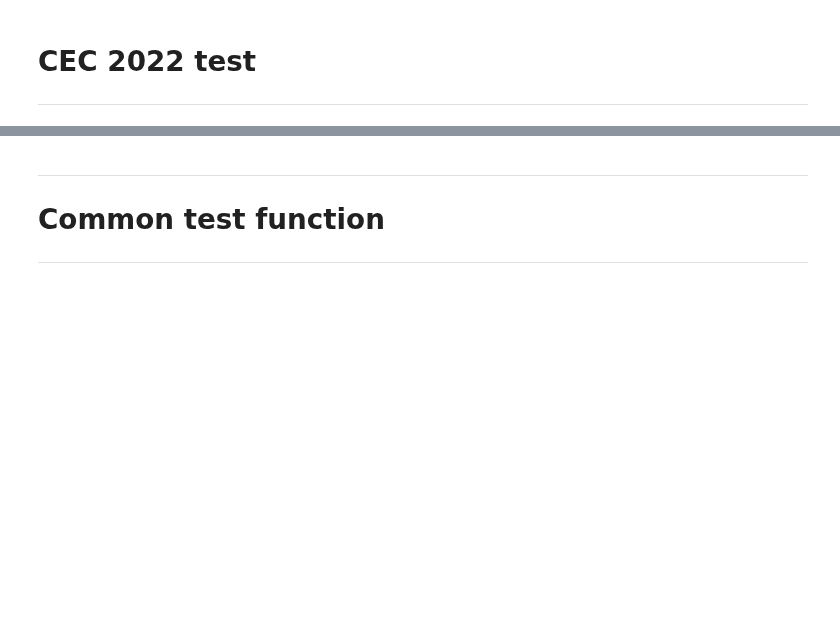
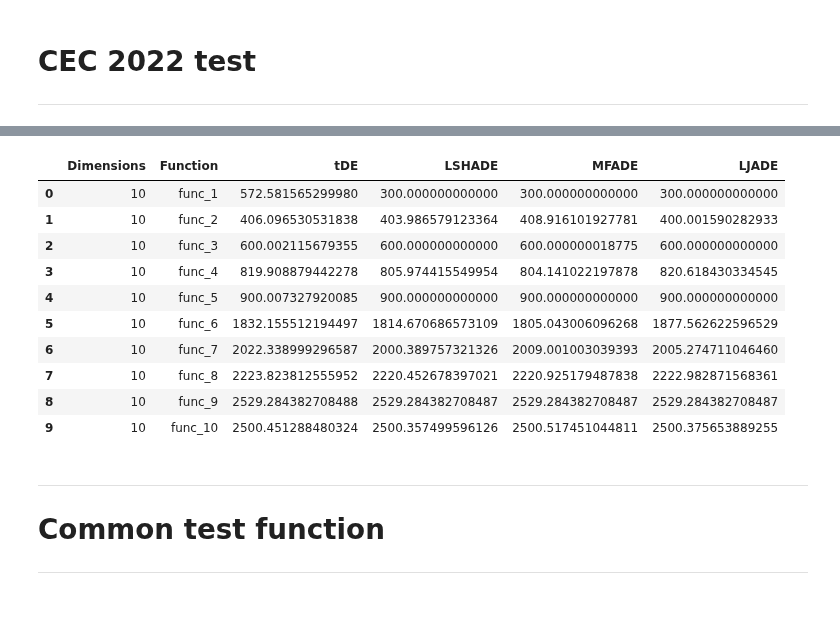
Before and after one commit to khoirulmuzakka/Minion, a Jupyter notebook: examples/Optimizer.ipynb, the cells around one changed output, grey strips where cells are left out. Cells and saved outputs as stored; diff of their text form; code cells hidden in the pictures; blank space fills up the shorter version.

```diff
--- a/examples/Optimizer.ipynb
+++ b/examples/Optimizer.ipynb
@@ -52,6 +333,22 @@ class VectorizedEvaluatorDE :
         self.n_calls += X.shape[0]
         return self.func(X)
 
+class TestFunction:
+    def __init__(self, ID, fun, dim, global_minimum=None, inequality_constrains_num=0, equality_constraints_num=0):
+        self.ID = ID
+        self.fun = fun
+        self.dimensionality = dim
+        self.equality_constraints_num = equality_constraints_num
+        self.inequality_constraints_num = inequality_constrains_num
+        self.global_minimum = global_minimum
+
+    def evaluate(self, x):
+        return self.fun(x)
+
+    def __call__(self, x):
+        x=np.array(x)
+        return self.fun(x)[0], np.zeros((x.shape[0], 1)), np.zeros((x.shape[0], 1))
+
 
 results = []
 def test_optimization(func, bounds, dimension, func_name, Nmaxeval):
@@ -64,29 +361,42 @@ def test_optimization(func, bounds, dimension, func_name, Nmaxeval):
     evaluator = FunctionEvaluator(func)
     vecEvaluator = VectorizedEvaluator(func)
     vecEvaluatorDE = VectorizedEvaluatorDE(func)
+    evaluator_other = TestFunction(0, func, dimension, 0, 0, 0)
     pyminionFunc = func
      # Lshade Optimization
-    popsize= 100 #20+round(dimension)
+    popsize= 20+round(dimension/2)
 
 
+    tde = tDE(vecEvaluator, bounds_list, args=(), x0=None, population_size=50, maxevals=Nmaxeval, strategy="current_to_pbest1bin", tol=0.0, seed=None, Ntribes=3)
+    res = tde.optimize()
+    result["tDE"] = res.fun
+
+    #other = j2020()
+    #res = other.optimize(evaluator_other, dimension, Nmaxeval, np.full(dimension, bounds[1]),np.full(dimension, bounds[0]) )
+    #result["J2020"] = res[0].objective
+
     lshade = LSHADE (pyminionFunc, bounds_list, data=None, x0=None, population_size=popsize, maxevals=Nmaxeval,
-                 strategy= "current_to_pbest1bin", relTol=0.0, minPopSize=max(round(dimension/2), 10), memeorySize=int(3*popsize), callback=None, boundStrategy="reflect-random", seed=None)
+                 strategy= "current_to_pbest1bin", relTol=0.0, minPopSize=max(round(dimension/2), 20), memeorySize=int(2*popsize), callback=None, boundStrategy="reflect-random", seed=None)
     res = lshade.optimize()
     result['LSHADE'] = res.fun
 
-
     shade = MFADE (pyminionFunc, bounds_list, data=None, x0=None, population_size=popsize, maxevals=Nmaxeval,
-                 strategy= "current_to_pbest1bin", relTol=0.0, minPopSize=max(round(dimension/2), 10), memeorySize=int(5*popsize), callback=None, boundStrategy="reflect-random", seed=None)
+                 strategy= "current_to_pbest_A1_1bin", relTol=0.0, minPopSize=max(round(dimension/2), 20), memeorySize=int(2*popsize), callback=None, boundStrategy="reflect-random", seed=None)
     res = shade.optimize()
     result['MFADE'] = res.fun
 
 
+    jade = LJADE (pyminionFunc, bounds_list, data=None, x0=None, population_size=popsize, maxevals=Nmaxeval,
+                 strategy="current_to_pbest_A1_1bin", relTol=0.0, minPopSize=max(round(dimension/2), 20), c=0.5, callback=None, boundStrategy="reflect-random", seed=None)
+    res = jade.optimize()
+    result['LJADE'] = res.fun
 
 
-    jade = FADE (pyminionFunc, bounds_list, data=None, x0=None, population_size=popsize, maxevals=Nmaxeval,
-                 strategy="current_to_pbest1bin", relTol=0.0, minPopSize=max(round(dimension/2), 10), c=0.1, callback=None, boundStrategy="reflect-random", seed=None)
-    res = jade.optimize()
-    result['FADE'] = res.fun
+
+    #sjade = SJADE (pyminionFunc, bounds_list, data=None, x0=None, population_size=popsize, maxevals=Nmaxeval,
+    #            relTol=0.0, minPopSize=max(round(dimension/2), 5), c=0.5, callback=None, boundStrategy="reflect-random", seed=None)
+    #res = sjade.optimize()
+    #result['SJADE'] = res.fun
 
 
     #powell = Powell (pyminionFunc, bounds_list, data=None, x0=[1.5]*dimension, maxevals=Nmaxeval, relTol=0.0)
@@ -109,11 +419,12 @@ def test_optimization(func, bounds, dimension, func_name, Nmaxeval):
 
 
     #Differential Evolution (DE)
-    vecEvaluatorDE.n_calls = 0
-    psize = round(max(int(150/dimension), 1)*dimension)
-    de_result = differential_evolution(vecEvaluatorDE, bounds_list, popsize=3, strategy='best1exp',
-                                         maxiter=int(Nmaxeval/(3*dimension)), vectorized=True, updating="deferred", disp=False,polish=False)
-    result['Scipy DE'] = de_result.fun
+    #vecEvaluatorDE.n_calls = 0
+    #psize = round(max(int(150/dimension), 1)*dimension)
+    #de_result = differential_evolution(vecEvaluatorDE, bounds_list, popsize=5, strategy='best1exp',
+     #                                    maxiter=int(Nmaxeval/(5*dimension)), vectorized=True, updating="deferred", disp=False,polish=False)
+    #result['Scipy DE'] = de_result.fun
+
 
 
     results.append(result)
@@ -121,14 +432,18 @@ def test_optimization(func, bounds, dimension, func_name, Nmaxeval):
 
 
     if False:
-      print("FADE distrubs :", jade.optimizer.Ndisturbs)
-      print("MFADE distrubs :", shade.optimizer.Ndisturbs)
       plt.figure(figsize=(4,3))
-      plt.plot(jade.muCR, label ="FADE CR")
-      plt.plot(jade.muF, label="FADE F")
+      plt.plot(jade.muCR, label ="ljade CR")
+      plt.plot(jade.muF, label="ljade F")
       plt.legend()
       plt.show()
 
+
+      plt.figure(figsize=(4,3))
+      plt.plot(lshade.muCR, label ="LSHADE CR")
+      plt.plot(lshade.muF, label="LSHADE F")
+      plt.legend()
+      plt.show()
 
       plt.figure(figsize=(4,3))
       plt.plot(shade.muCR, label ="MFADE CR")
@@ -136,13 +451,15 @@ def test_optimization(func, bounds, dimension, func_name, Nmaxeval):
       plt.legend()
       plt.show()
 
-      plt.plot([r.fun for r in jade.history], label="Fitness FADE")
+      plt.figure(figsize=(4,3))
+      plt.plot([r.fun for r in jade.history], label="Fitness LJADE")
       plt.plot([r.fun for r in shade.history], label="Fitness MFADE")
+      plt.plot([r.fun for r in lshade.history], label="Fitness LSHADE")
       plt.legend()
       plt.yscale("log")
       plt.show()
 
-Nmaxeval =200000
+Nmaxeval =20000
 dimensions = [   10]
 for dim in dimensions:
     i=0
@@ -151,8 +468,11 @@ for dim in dimensions:
         test_optimization(cec_func, (-100, 100), dim, "func_"+str(j), Nmaxeval)
         i=i+1
 
+
+
 # Results output
 import pandas as pd
 pd.set_option('display.float_format', '{:.12f}'.format)
 results_df = pd.DataFrame(results)
 results_df
+# %% [output]
@@ -159,3 +489,14 @@ results_df
+|  | Dimensions | Function | tDE | LSHADE | MFADE | LJADE |
+| 0 | 10 | func_1 | 572.581565299980 | 300.000000000000 | 300.000000000000 | 300.000000000000 |
+| 1 | 10 | func_2 | 406.096530531838 | 403.986579123364 | 408.916101927781 | 400.001590282933 |
+| 2 | 10 | func_3 | 600.002115679355 | 600.000000000000 | 600.000000018775 | 600.000000000000 |
+| 3 | 10 | func_4 | 819.908879442278 | 805.974415549954 | 804.141022197878 | 820.618430334545 |
+| 4 | 10 | func_5 | 900.007327920085 | 900.000000000000 | 900.000000000000 | 900.000000000000 |
+| 5 | 10 | func_6 | 1832.155512194497 | 1814.670686573109 | 1805.043006096268 | 1877.562622596529 |
+| 6 | 10 | func_7 | 2022.338999296587 | 2000.389757321326 | 2009.001003039393 | 2005.274711046460 |
+| 7 | 10 | func_8 | 2223.823812555952 | 2220.452678397021 | 2220.925179487838 | 2222.982871568361 |
+| 8 | 10 | func_9 | 2529.284382708488 | 2529.284382708487 | 2529.284382708487 | 2529.284382708487 |
+| 9 | 10 | func_10 | 2500.451288480324 | 2500.357499596126 | 2500.517451044811 | 2500.375653889255 |
 # %% [markdown]
 -------
 # Common test function
```
Also changed, not shown: parts of 5 cells of this notebook, 11 other files.
